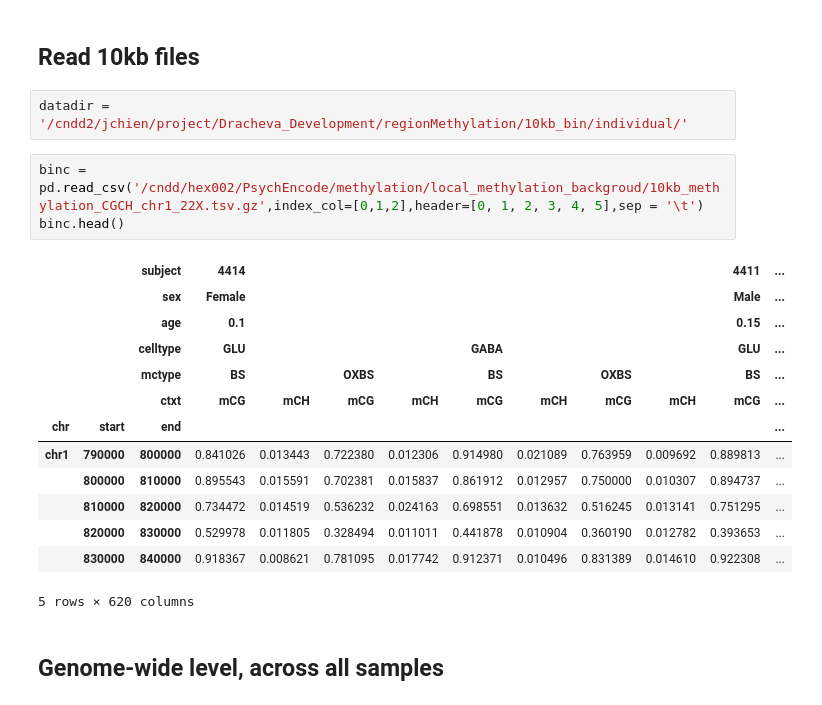
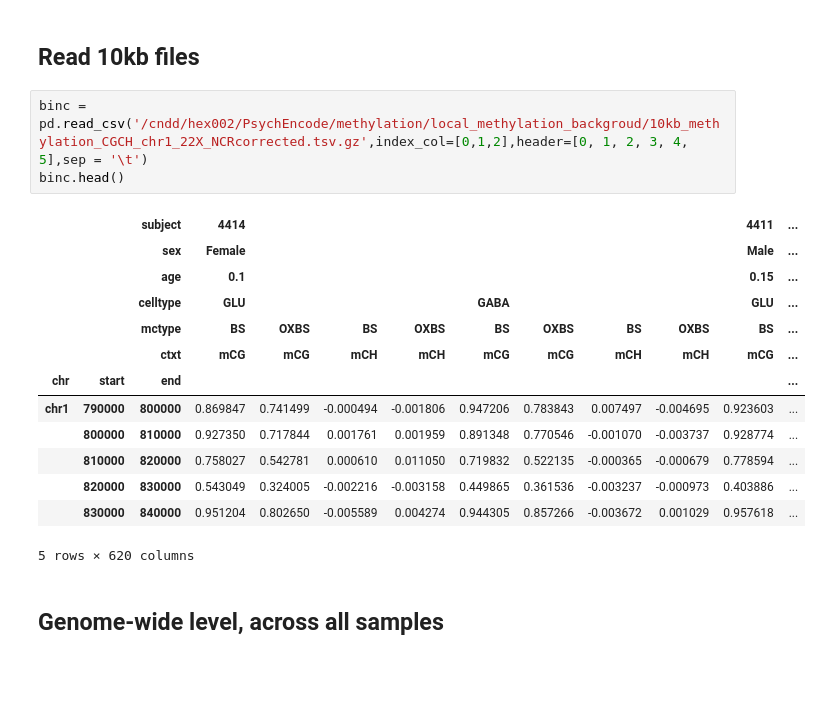
Before and after one commit to mukamel-lab/BrainHydroxyDevelopment, a Jupyter notebook: analysis_scripts/Figures/01.Figure1.ipynb, the cells around one changed output. Cells and saved outputs as stored; diff of their text form; blank space fills up the shorter version.

```diff
--- a/analysis_scripts/Figures/01.Figure1.ipynb
+++ b/analysis_scripts/Figures/01.Figure1.ipynb
@@ -122,24 +122,22 @@ plt.tight_layout()
 [figure]
 # %% [markdown]
 ## Read 10kb files
-# %%
-datadir = '/cndd2/jchien/project/Dracheva_Development/regionMethylation/10kb_bin/individual/'
 # %%
-binc = pd.read_csv('/cndd/hex002/PsychEncode/methylation/local_methylation_backgroud/10kb_methylation_CGCH_chr1_22X.tsv.gz',index_col=[0,1,2],header=[0, 1, 2, 3, 4, 5],sep = '\t')
+binc = pd.read_csv('/cndd/hex002/PsychEncode/methylation/local_methylation_backgroud/10kb_methylation_CGCH_chr1_22X_NCRcorrected.tsv.gz',index_col=[0,1,2],header=[0, 1, 2, 3, 4, 5],sep = '\t')
 binc.head()
 # %% [output]
 |  |  | subject | 4414 |  |  |  |  |  |  |  | 4411 | ... |
 |  |  | sex | Female |  |  |  |  |  |  |  | Male | ... |
 |  |  | age | 0.1 |  |  |  |  |  |  |  | 0.15 | ... |
 |  |  | celltype | GLU |  |  |  | GABA |  |  |  | GLU | ... |
-|  |  | mctype | BS |  | OXBS |  | BS |  | OXBS |  | BS | ... |
-|  |  | ctxt | mCG | mCH | mCG | mCH | mCG | mCH | mCG | mCH | mCG | ... |
+|  |  | mctype | BS | OXBS | BS | OXBS | BS | OXBS | BS | OXBS | BS | ... |
+|  |  | ctxt | mCG | mCG | mCH | mCH | mCG | mCG | mCH | mCH | mCG | ... |
 | chr | start | end |  |  |  |  |  |  |  |  |  | ... |
-| chr1 | 790000 | 800000 | 0.841026 | 0.013443 | 0.722380 | 0.012306 | 0.914980 | 0.021089 | 0.763959 | 0.009692 | 0.889813 | ... |
-|  | 800000 | 810000 | 0.895543 | 0.015591 | 0.702381 | 0.015837 | 0.861912 | 0.012957 | 0.750000 | 0.010307 | 0.894737 | ... |
-|  | 810000 | 820000 | 0.734472 | 0.014519 | 0.536232 | 0.024163 | 0.698551 | 0.013632 | 0.516245 | 0.013141 | 0.751295 | ... |
-|  | 820000 | 830000 | 0.529978 | 0.011805 | 0.328494 | 0.011011 | 0.441878 | 0.010904 | 0.360190 | 0.012782 | 0.393653 | ... |
-|  | 830000 | 840000 | 0.918367 | 0.008621 | 0.781095 | 0.017742 | 0.912371 | 0.010496 | 0.831389 | 0.014610 | 0.922308 | ... |
+| chr1 | 790000 | 800000 | 0.869847 | 0.741499 | -0.000494 | -0.001806 | 0.947206 | 0.783843 | 0.007497 | -0.004695 | 0.923603 | ... |
+|  | 800000 | 810000 | 0.927350 | 0.717844 | 0.001761 | 0.001959 | 0.891348 | 0.770546 | -0.001070 | -0.003737 | 0.928774 | ... |
+|  | 810000 | 820000 | 0.758027 | 0.542781 | 0.000610 | 0.011050 | 0.719832 | 0.522135 | -0.000365 | -0.000679 | 0.778594 | ... |
+|  | 820000 | 830000 | 0.543049 | 0.324005 | -0.002216 | -0.003158 | 0.449865 | 0.361536 | -0.003237 | -0.000973 | 0.403886 | ... |
+|  | 830000 | 840000 | 0.951204 | 0.802650 | -0.005589 | 0.004274 | 0.944305 | 0.857266 | -0.003672 | 0.001029 | 0.957618 | ... |
 5 rows × 620 columns
 # %% [markdown]
 ## Genome-wide level, across all samples
```
Also changed, not shown: parts of 5 cells of this notebook, 1 other file.
